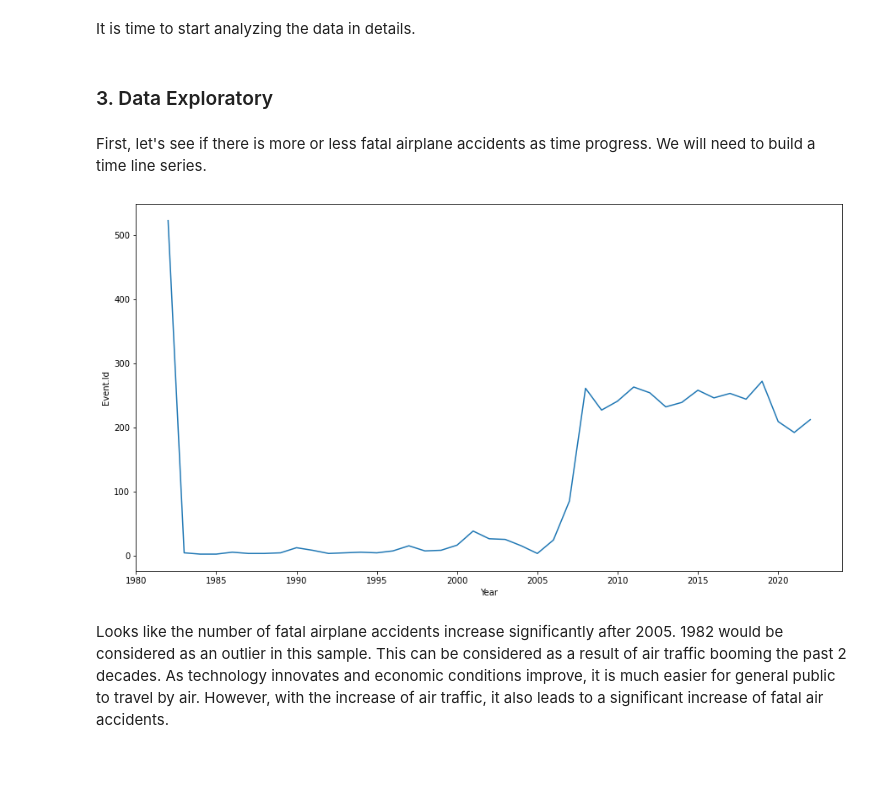
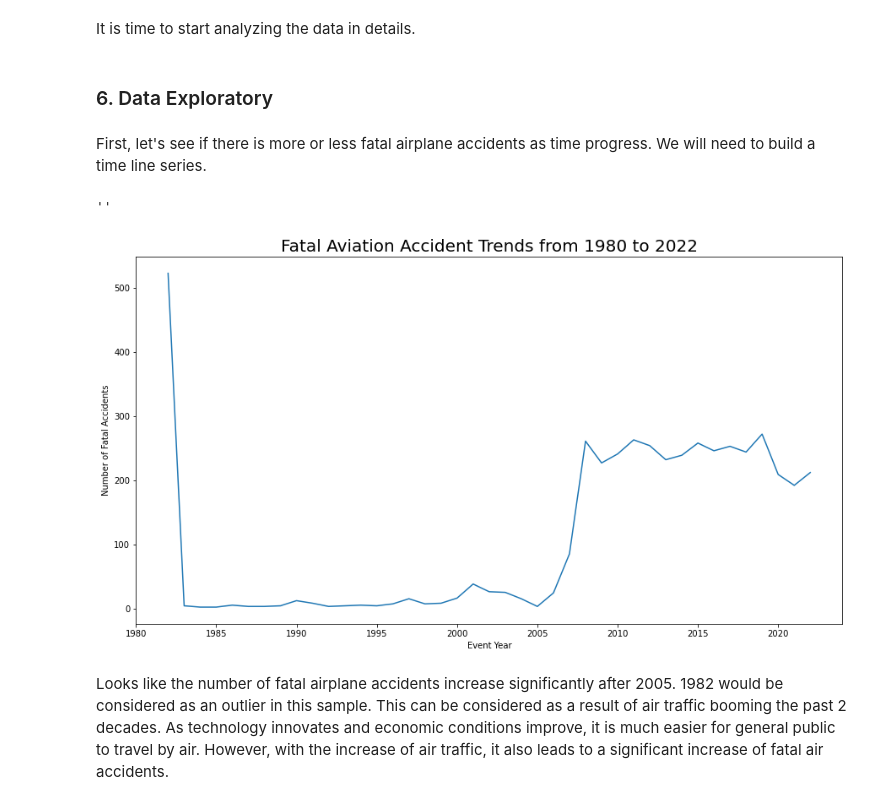
Before and after one commit to taingocbui/dsc-phase-1-project-v3, a Jupyter notebook: student.ipynb, the cells around one changed output. Saved outputs shown, nothing was run; the diff lists cells and outputs as text; code cells hidden in the pictures; blank space fills up the shorter version.

```diff
--- a/student.ipynb
+++ b/student.ipynb
@@ -155,16 +167,24 @@ df['Make'] = df['Make'].str.title()
 # %% [markdown]
 It is time to start analyzing the data in details.
 # %% [markdown]
-### 3. Data Exploratory
+### 6. Data Exploratory
 # %% [markdown]
 First, let's see if there is more or less fatal airplane accidents as time progress. We will need to build a time line series.
 # %%
+#Create a new column containing event year
 df['Year'] = df['Event.Date'].dt.year
+#Use groupby to display number of fatal accidents by event year
 fatal_accidents_per_year = df[df['Injury Severity'] == 'Fatal'].groupby(['Year'], as_index = False)['Event.Id'].count()
+#plot data with a line chart
 plt.subplots(figsize = (15,8))
-sns.lineplot(x = 'Year', y = 'Event.Id', data = fatal_accidents_per_year);
+sns.lineplot(x = 'Year', y = 'Event.Id', data = fatal_accidents_per_year)
+plt.xlabel('Event Year')
+plt.ylabel('Number of Fatal Accidents')
+plt.title('Fatal Aviation Accident Trends from 1980 to 2022', size = 20);
+;
 # %% [output]
+''
-[figure, old version]
+[figure, new version]
 # %% [markdown]
 Looks like the number of fatal airplane accidents increase significantly after 2005. 1982 would be considered as an outlier in this sample. This can be considered as a result of air traffic booming the past 2 decades. As technology innovates and economic conditions improve, it is much easier for general public to travel by air. However, with the increase of air traffic, it also leads to a significant increase of fatal air accidents.
 # %% [markdown]
```
Also changed, not shown: parts of 17 cells of this notebook, 3 other files.
